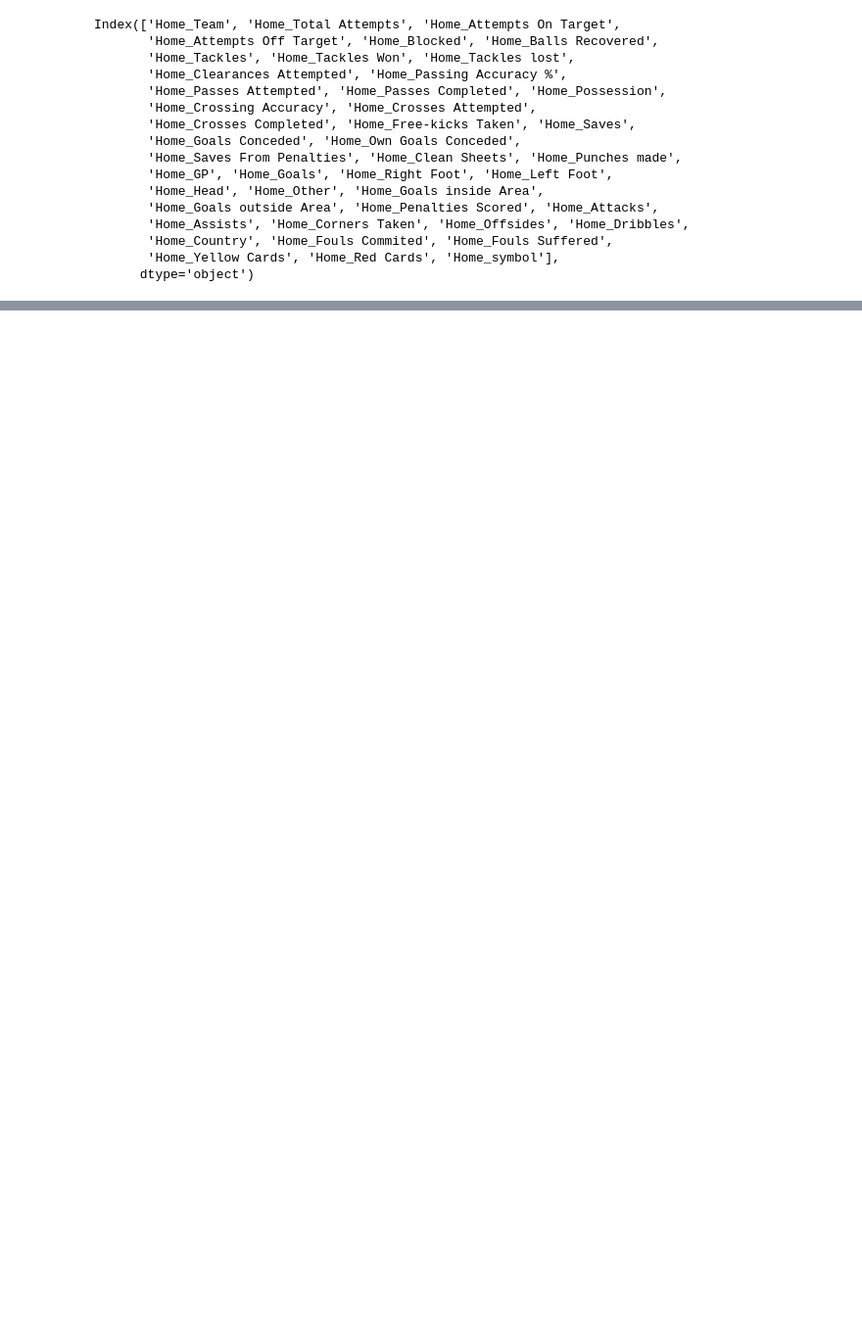
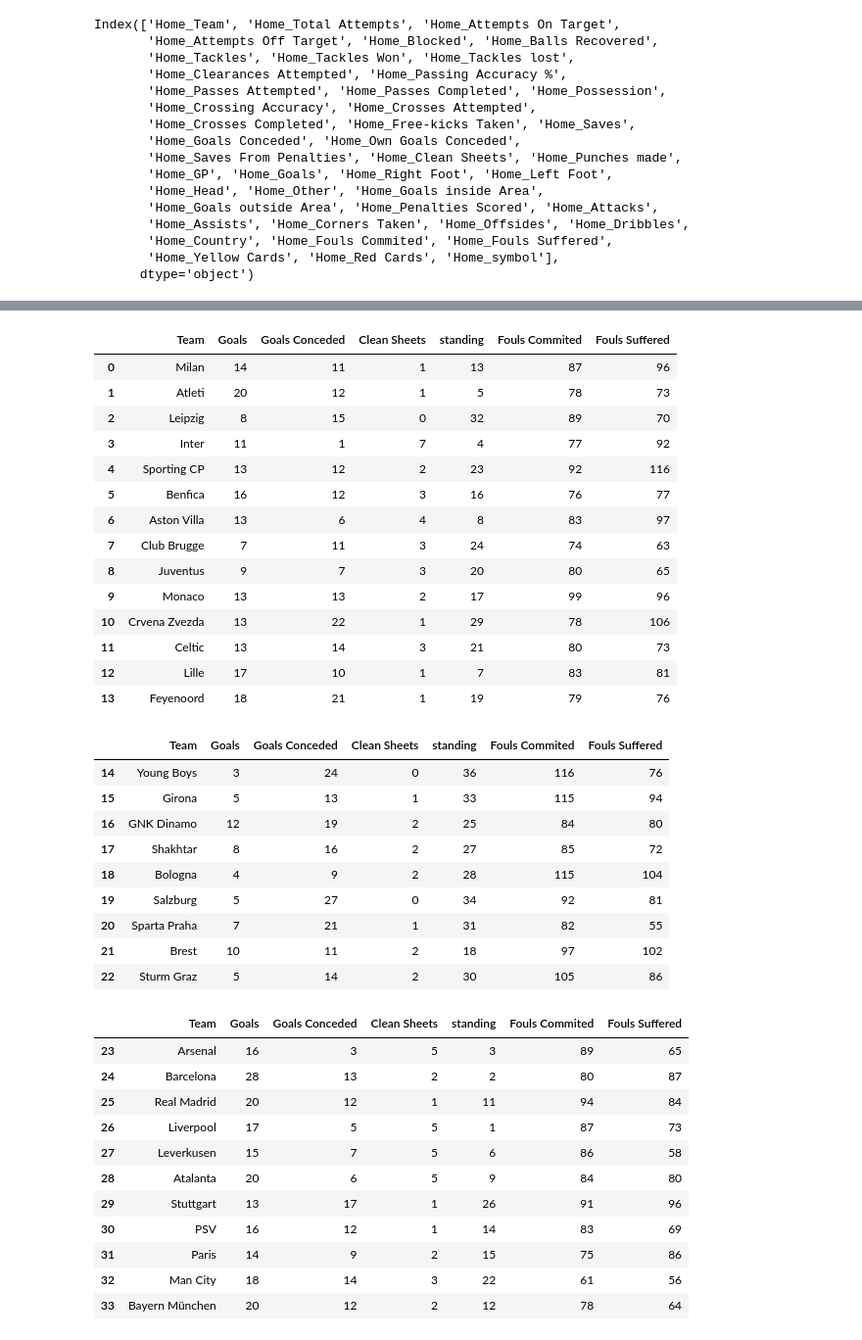
Before and after one commit to NikolaosTM/UCL2025, a Jupyter notebook: LeaguePhase/workbook.ipynb, the cells around one changed output, grey strips where cells are left out. Shown at 98% size. Cells and saved outputs as stored; diff of their text form; code cells hidden in the pictures; blank space fills up the shorter version.

```diff
--- a/LeaguePhase/workbook.ipynb
+++ b/LeaguePhase/workbook.ipynb
@@ -339,0 +406,41 @@ y_pred_df.join(y_test.reset_index(inplace=False)).drop(columns=['index'])
+# %%
+for i in range(3):
+    display(df_with_cluster[df_with_cluster['cluster']==i][['Team','Goals','Goals Conceded','Clean Sheets','standing','Fouls Commited', 'Fouls Suffered']])
+# %% [output]
+|  | Team | Goals | Goals Conceded | Clean Sheets | standing | Fouls Commited | Fouls Suffered |
+| 0 | Milan | 14 | 11 | 1 | 13 | 87 | 96 |
+| 1 | Atleti | 20 | 12 | 1 | 5 | 78 | 73 |
+| 2 | Leipzig | 8 | 15 | 0 | 32 | 89 | 70 |
+| 3 | Inter | 11 | 1 | 7 | 4 | 77 | 92 |
+| 4 | Sporting CP | 13 | 12 | 2 | 23 | 92 | 116 |
+| 5 | Benfica | 16 | 12 | 3 | 16 | 76 | 77 |
+| 6 | Aston Villa | 13 | 6 | 4 | 8 | 83 | 97 |
+| 7 | Club Brugge | 7 | 11 | 3 | 24 | 74 | 63 |
+| 8 | Juventus | 9 | 7 | 3 | 20 | 80 | 65 |
+| 9 | Monaco | 13 | 13 | 2 | 17 | 99 | 96 |
+| 10 | Crvena Zvezda | 13 | 22 | 1 | 29 | 78 | 106 |
+| 11 | Celtic | 13 | 14 | 3 | 21 | 80 | 73 |
+| 12 | Lille | 17 | 10 | 1 | 7 | 83 | 81 |
+| 13 | Feyenoord | 18 | 21 | 1 | 19 | 79 | 76 |
+|  | Team | Goals | Goals Conceded | Clean Sheets | standing | Fouls Commited | Fouls Suffered |
+| 14 | Young Boys | 3 | 24 | 0 | 36 | 116 | 76 |
+| 15 | Girona | 5 | 13 | 1 | 33 | 115 | 94 |
+| 16 | GNK Dinamo | 12 | 19 | 2 | 25 | 84 | 80 |
+| 17 | Shakhtar | 8 | 16 | 2 | 27 | 85 | 72 |
+| 18 | Bologna | 4 | 9 | 2 | 28 | 115 | 104 |
+| 19 | Salzburg | 5 | 27 | 0 | 34 | 92 | 81 |
+| 20 | Sparta Praha | 7 | 21 | 1 | 31 | 82 | 55 |
+| 21 | Brest | 10 | 11 | 2 | 18 | 97 | 102 |
+| 22 | Sturm Graz | 5 | 14 | 2 | 30 | 105 | 86 |
+|  | Team | Goals | Goals Conceded | Clean Sheets | standing | Fouls Commited | Fouls Suffered |
+| 23 | Arsenal | 16 | 3 | 5 | 3 | 89 | 65 |
+| 24 | Barcelona | 28 | 13 | 2 | 2 | 80 | 87 |
+| 25 | Real Madrid | 20 | 12 | 1 | 11 | 94 | 84 |
+| 26 | Liverpool | 17 | 5 | 5 | 1 | 87 | 73 |
+| 27 | Leverkusen | 15 | 7 | 5 | 6 | 86 | 58 |
+| 28 | Atalanta | 20 | 6 | 5 | 9 | 84 | 80 |
+| 29 | Stuttgart | 13 | 17 | 1 | 26 | 91 | 96 |
+| 30 | PSV | 16 | 12 | 1 | 14 | 83 | 69 |
+| 31 | Paris | 14 | 9 | 2 | 15 | 75 | 86 |
+| 32 | Man City | 18 | 14 | 3 | 22 | 61 | 56 |
+| 33 | Bayern München | 20 | 12 | 2 | 12 | 78 | 64 |
```
Also changed, not shown: parts of 18 cells of this notebook.
